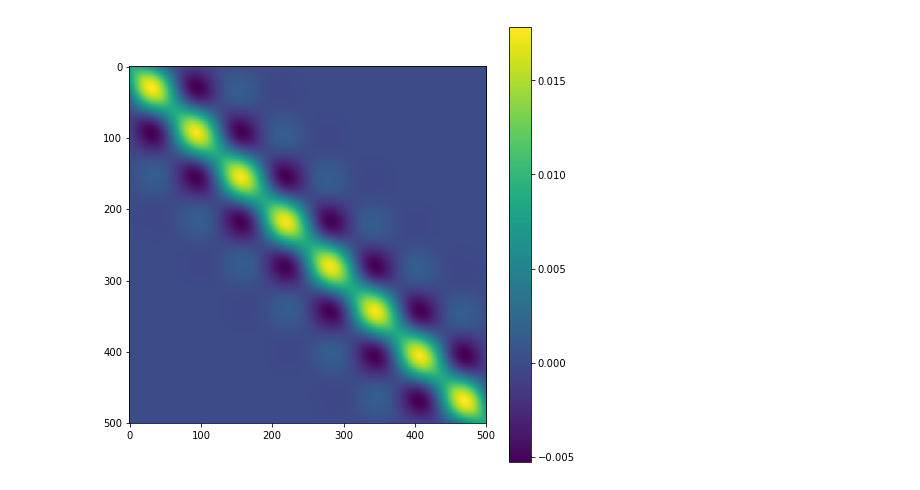
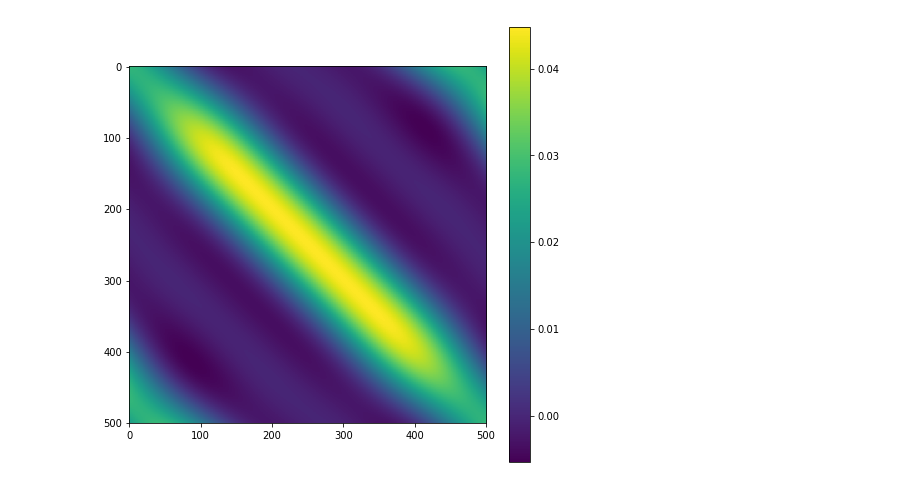
Before and after one commit to christiangil/GP-Research, a Jupyter notebook: gp_tutorial.ipynb, the cells around one changed output. Drawn from its saved outputs; the diff is of its cells as text; code cells hidden in the pictures.

```diff
--- a/gp_tutorial.ipynb
+++ b/gp_tutorial.ipynb
@@ -91,0 +138,8 @@ plt.show()
+# %%
+#Creates the covariance matrix by evaluating the kernel function for each pair of passed inputs
+def covariance(x1list,x2list,hyperparameters):
+    K=np.zeros((len(x1list),len(x2list)))
+    for i, x1 in enumerate(x1list):
+        for j, x2 in enumerate(x2list):
+            K[i,j]=kernel(hyperparameters,x1,x2)
+    return K
@@ -91,0 +268,11 @@ plt.show()
+# %%
+#creating additional covariance matrices (as defined on pages 13-15 of Eric Schulz's tutorial)
+noise_I=np.square(measurement_noise)*np.identity(amount_of_measurements)
+K_obs=covariance(x_obs,x_obs,hyperparameters)+noise_I
+K_samp_obs=covariance(x_samp,x_obs,hyperparameters)
+K_obs_samp=covariance(x_obs,x_samp,hyperparameters)
+
+#mean of the conditional distribution p(f_samp|x_obs,t_obs,x_samp) (as defined on page 14)
+mean_post=np.matmul(K_samp_obs,np.matmul(np.linalg.inv(K_obs),y_obs))
+#covariance matrix of the conditional distribution p(f_samp|x_obs,t_obs,x_samp) (as defined on page 14)
+K_post=K_samp-np.matmul(K_samp_obs,np.matmul(np.linalg.inv(K_obs),K_obs_samp))
@@ -92,51 +361,51 @@ plt.show()
 # %%
-#creating additional covariance matrices (as defined on page 13)
-noise_I=np.identity(amount_of_measurements)*measurement_noise**2
-K_obs=covariance(x_obs,x_obs,kernel_amplitude,kernel_length)+noise_I
-K_samp_obs=covariance(x_samp,x_obs,kernel_amplitude,kernel_length)
-K_obs_samp=covariance(x_obs,x_samp,kernel_amplitude,kernel_length)
+#reruning analysis of posterior with the "most likley" kernel amplitude and lengthscale
+hyperparameters=result.x
+
+print("'Best-fit' hyperparameters")
+print(hyperparameters)
+
+#recalculating covariance matrices
+K_samp=covariance(x_samp,x_samp,hyperparameters)
+noise_I=np.square(measurement_noise)*np.identity(amount_of_measurements)
+K_obs=covariance(x_obs,x_obs,hyperparameters)+noise_I
+K_samp_obs=covariance(x_samp,x_obs,hyperparameters)
+K_obs_samp=covariance(x_obs,x_samp,hyperparameters)
 
 #mean of the conditional distribution p(f_samp|x_obs,t_obs,x_samp) (as defined on page 14)
 mean_post=np.matmul(K_samp_obs,np.matmul(np.linalg.inv(K_obs),y_obs))
 #cavariance matrix of the conditional distribution p(f_samp|x_obs,t_obs,x_samp) (as defined on page 14)
 K_post=K_samp-np.matmul(K_samp_obs,np.matmul(np.linalg.inv(K_obs),K_obs_samp))
 
-#plot the posterior covariance matrix (colors show how correlated points are to each other)
+#plot the posterior covariance of the "most likely" posterior matrix
+#(colors show how correlated points are to each other)
 plt.figure(figsize=(8,8))
 plt.imshow(K_post)
 plt.colorbar()
 plt.show()
 
-#plotting some more randomly drawn Gaussian processes before data influences the posterior
+#plotting randomly drawn Gaussian processes with the mean function and covariance of the posterior
+#much closer to the data, no?
 plt.figure(figsize=(10,6))
-for i in range(100):
-    f=np.matmul(K_samp,normal(size=GP_sample_amount))
-    plt.plot(x_samp,f, alpha=0.5, zorder=1)
-plt.scatter(x_obs,y_obs,color="black", zorder=2)
-ymin, ymax = plt.ylim()
-plt.xlabel("x (time)")
-plt.ylabel("y (flux or something lol)")
-plt.title("Gaussian Processes (Prior)")
-plt.show()
-
-#plotting the mean function of the posterior
-plt.figure(figsize=(10,6))
-plt.plot(x_samp,mean_post)
-plt.scatter(x_obs,y_obs,color="black")
-plt.xlabel("x (time)")
-plt.ylabel("y (flux or something lol)")
-plt.title("Gaussian Processes (Posterior Mean)")
-plt.show()
-
-#plotting randomly drawn Gaussian processes with the mean function and covariance of the posterior
-#much closer to the data, no? (still has behvaior at timescales that are too low though)
-plt.figure(figsize=(10,6))
-for i in range(100):
-    f=np.matmul(K_post,normal(size=GP_sample_amount))+mean_post
-    plt.plot(x_samp,f, alpha=0.5, zorder=1)
+draws=5000
+show=50
+storage=np.zeros((draws,GP_sample_amount))
+#drawing lots of GPs (to get a good estimate of 5-95th percentile.
+#Haven't found the analytical way to do it
+for i in range(draws):
+    storage[i,:]=np.matmul(K_post,normal(size=GP_sample_amount))+mean_post
+    # plt.plot(x_samp,test[i,:], alpha=0.5, zorder=1)
+#only showing some
+for i in range(show):
+    plt.plot(x_samp,storage[i,:], alpha=0.5, zorder=1)
+#filling the 5-95th percentile with a transparent orange
+storage=np.sort(storage,axis=0)
 plt.plot(x_samp,mean_post, color="black", zorder=2)
+plt.fill_between(x_samp, storage[int(0.95*draws),:], storage[int(0.05*draws),:], alpha=0.3, color='orange')
+#plt.plot(x_samp,np.matmul(K_post,np.ones(GP_sample_amount)*1.95)+mean_post, color="black", zorder=2)
+#plt.plot(x_samp,np.matmul(K_post,np.ones(GP_sample_amount)*-1.95)+mean_post, color="black", zorder=2)
 plt.scatter(x_obs,y_obs,color="black",zorder=2)
-plt.ylim(ymin, ymax)
+#plt.ylim(ymin, ymax)
 plt.xlabel("x (time)")
 plt.ylabel("y (flux or something lol)")
 plt.title("Gaussian Processes (Posterior)")
@@ -145 +416 @@ plt.show()
-[figure, old version]
+[figure, new version]
```
Also changed, not shown: parts of 24 cells of this notebook.
